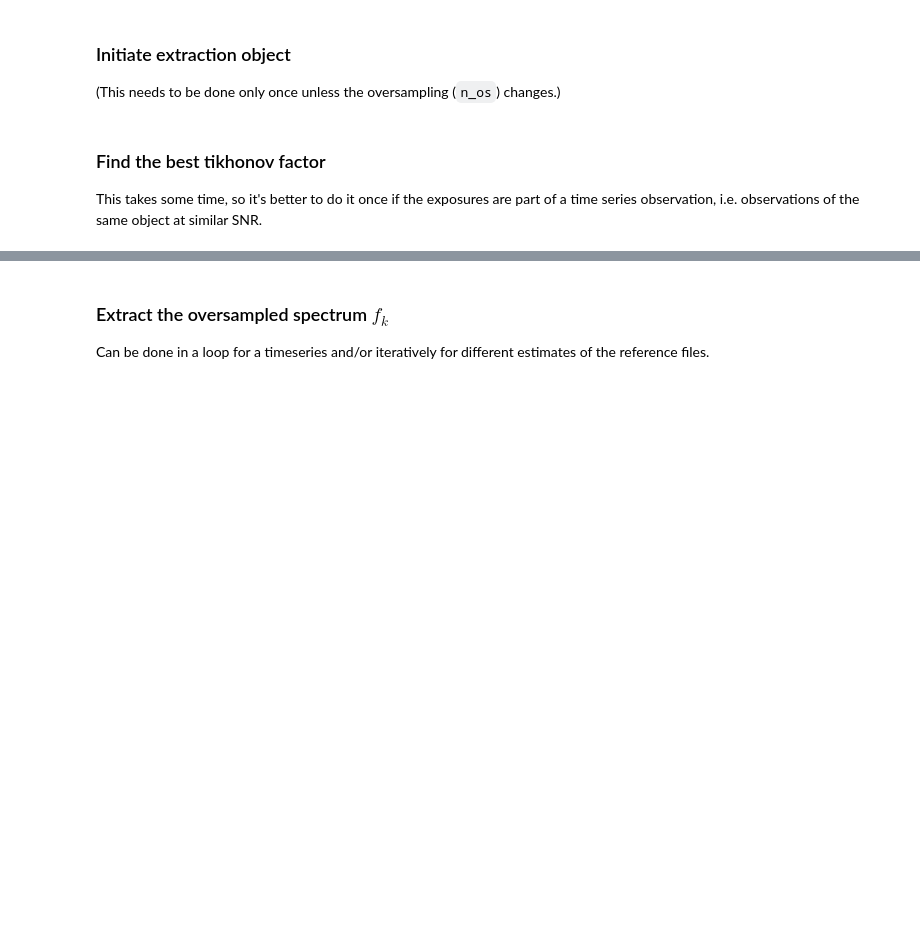
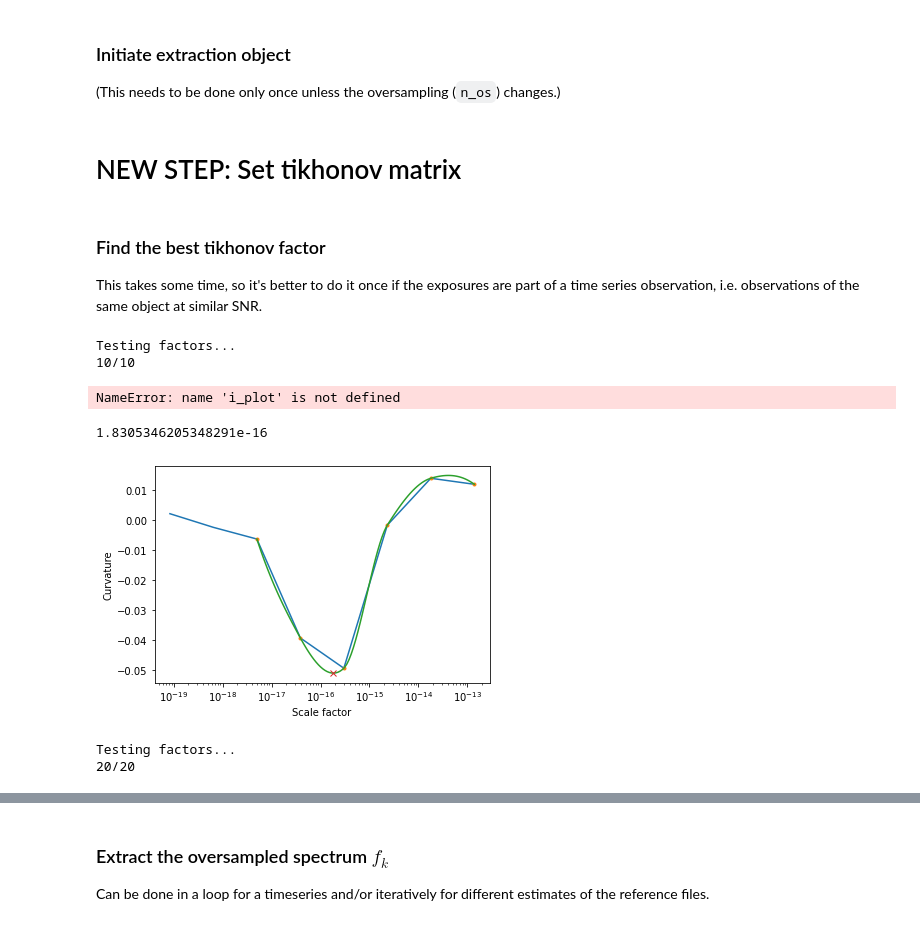
Before and after one commit to njcuk9999/jwst-mtl, a Jupyter notebook: SOSS/dms/soss_engine.ipynb, the cells around one changed output, grey strips where cells are left out. Saved outputs shown, nothing was run; the diff lists cells and outputs as text; code cells hidden in the pictures; blank space fills up the shorter version.

```diff
--- a/SOSS/dms/soss_engine.ipynb
+++ b/SOSS/dms/soss_engine.ipynb
@@ -76,3 +81,26 @@ scierr = np.sqrt(scidata + bkgd_noise**2)
+# %%
+# Oversampling of 1 to make sure the solution will be stable
+n_os = 1
+
+# Define wavelength grid based on order 1 only
+wave_grid = grid_from_map(wave_maps[0], spat_pros[0], n_os=n_os)
+
+# Save boundaries for later
+wave_bounds = [np.min(wave_grid), np.max(wave_grid)]
+
+# Mask parts contaminated by order 2
+mask = (spat_pros[1] >= 1e-4)
+
+# Init extraction without convolution kernel (so extract the spectrum at order 1 resolution)
+extract = ExtractionEngine([wave_maps[0]], [spat_pros[0]], [ThroughputSOSS(1)] , [np.array([1.])],
+             wave_grid=wave_grid, orders=[1], global_mask=mask)
+
+# Extract estimate
+spec_estimate = extract(data=scidata, error=scierr)
+
+# Interpolate
+idx = np.isfinite(spec_estimate)
+estimate = UnivariateSpline(wave_grid[idx], spec_estimate[idx], k=3, s=0, ext=0)
 # %% [markdown]
 ### Extraction Parameters
 (Example usage with few inputs parameters.)
@@ -84,8 +112,17 @@ params["n_os"] = 5
 
 # Threshold on the spatial profile.
 params["threshold"] = 1e-4
+
+# Explicitly specify the wavelength grid
+# Only extract wavelength covered by order 1 since
+# the blue end of order 2 doesn't help the decontamination
+[wv_min, wv_max] = wave_bounds
+wave_grid = get_soss_grid(wave_maps, spat_pros, n_os=params["n_os"], wave_min=wv_min, wave_max=wv_max)
+params["wave_grid"] = wave_grid
 # %% [markdown]
 ### Initiate extraction object
 (This needs to be done only once unless the oversampling (`n_os`) changes.)
 # %%
 extract = ExtractionEngine(*ref_files, **params)
+# %% [markdown]
+# NEW STEP: Set tikhonov matrix
@@ -92,10 +137,31 @@ extract = ExtractionEngine(*ref_files, **params)
 # %% [markdown]
 ### Find the best tikhonov factor
 This takes some time, so it's better to do it once if the exposures are part of a time series observation, i.e. observations of the same object at similar SNR.
+# %%
+# Get an estimate of the factor grid
+factors = extract.estimate_tikho_factors(estimate, log_range=[-4, 4], n_points=10)
+
+# First search for best factor
+tikho_tests = extract.get_tikho_tests(factors, data=scidata, error=scierr)
+# %% [output]
+Testing factors...
+10/10
+NameError: name 'i_plot' is not defined
+# %%
+# Get best factor using the corner of the l-plot
+best_fac = tikho_tests.best_tikho_factor(i_plot=True, mode='curvature')
+print(best_fac)
+# %% [output]
+1.8305346205348291e-16
+[figure, added]
 # %%
-# # Determine which factors to tests.
-# factors = np.logspace(-25, -12, 14)
+# Refine the grid (span 4 orders of magnitude).
+best_fac = np.log10(best_fac)
+factors = np.logspace(best_fac-2, best_fac+2, 20)
 
-# # Tests all these factors.
-# tests = extract.get_tikho_tests(factors, data=scidata, error=scierr)
+# Test these new factors.
+tests_zoomed = extract.get_tikho_tests(factors, data=scidata, error=scierr)
+# %% [output]
+Testing factors...
+20/20
 # %%
```
Also changed, not shown: parts of 12 cells of this notebook.
